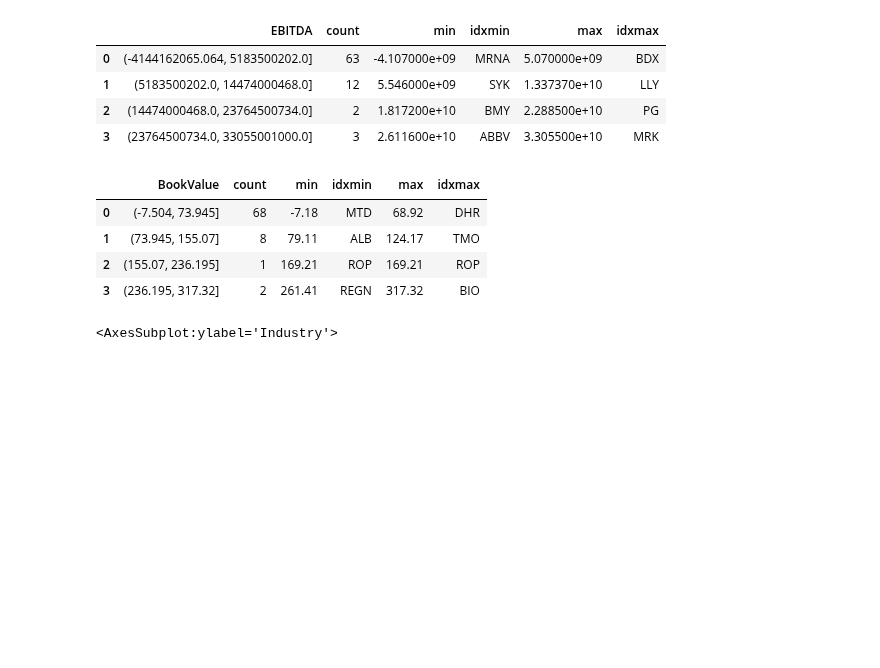
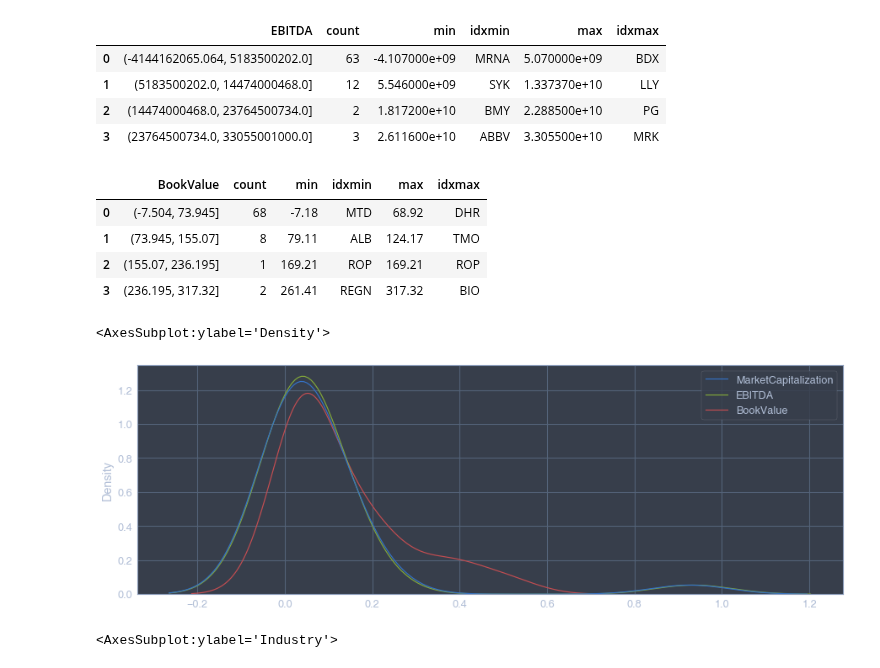
Before and after one commit to fadeeva/stock_market_research, a Jupyter notebook: Portfolio/Search_Review/Sectors_review/LIFE_SCIENCES.ipynb, the cells around one changed output. Cells and saved outputs as stored; diff of their text form; code cells hidden in the pictures; blank space fills up the shorter version.

```diff
--- a/Portfolio/Search_Review/Sectors_Review.ipynb
+++ b/Portfolio/Search_Review/Sectors_review/LIFE_SCIENCES.ipynb
@@ -204,6 +211,12 @@ df_norm = pd.DataFrame(index=ind_cap.index, data={'MarketCapitalization': mc_nor
                                             'EBITDA': eb_norm.flatten(),
                                             'BookValue': bv_norm.flatten(),
                                            })
+# %%
+fig, ax = plt.subplots(1, figsize=(15, 5))
+sns.kdeplot(data=df_norm, ax=ax)
+# %% [output]
+<AxesSubplot:ylabel='Density'>
+[figure, added]
 # %%
 fig, ax = plt.subplots(figsize=(21, 18))
 df_norm.plot(kind='barh', ax=ax)
```
Also changed, not shown: parts of 5 cells of this notebook.
